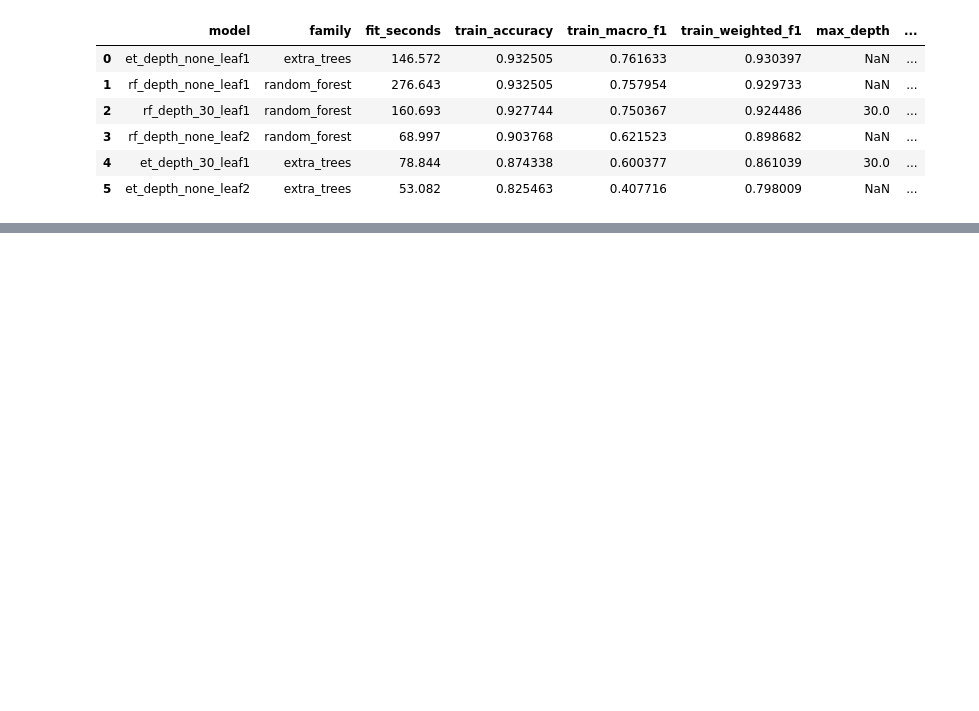
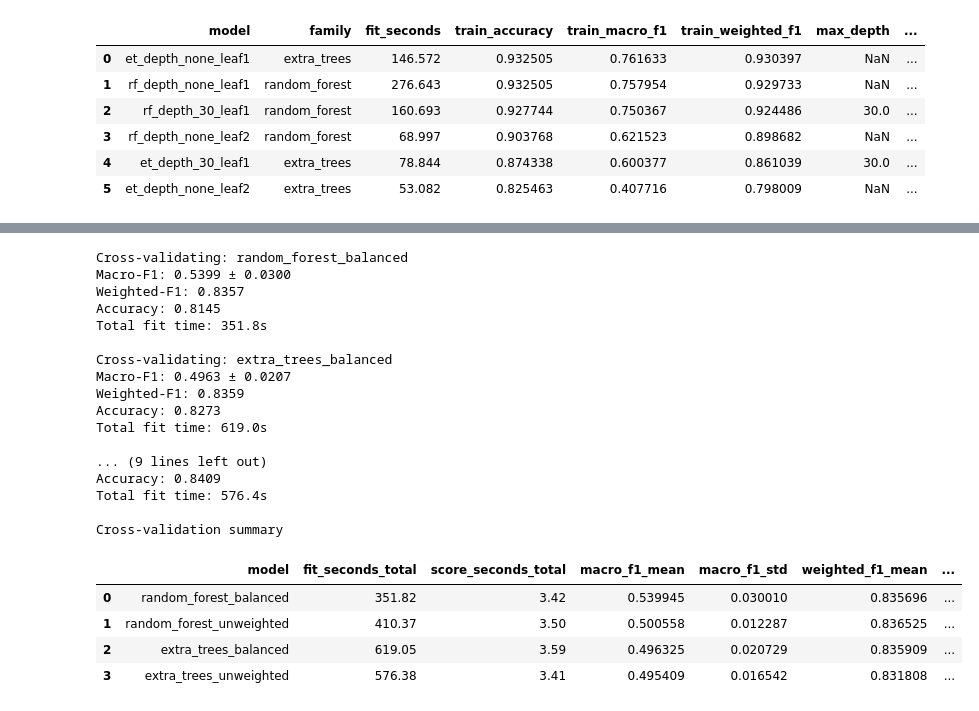
Before and after one commit to AskariAbidi18/Aeges-Q, a Jupyter notebook: notebooks/08_multiclass_ids/multiclass_model_selection.ipynb, the cells around one changed output, grey strips where cells are left out. Cells and saved outputs as stored; diff of their text form; code cells hidden in the pictures; blank space fills up the shorter version.

```diff
--- a/notebooks/08_multiclass_ids/multiclass_model_selection.ipynb
+++ b/notebooks/08_multiclass_ids/multiclass_model_selection.ipynb
@@ -831,0 +914,73 @@ Fit: 53.1s | Macro-F1: 0.4077 | Accuracy: 0.8255
+# %%
+# Evaluate each candidate with identical stratified folds and scoring metrics.
+
+cv_results = []
+cv_fold_results = {}
+
+for name, pipeline in cv_pipelines.items():
+    print(f"\nCross-validating: {name}")
+
+    result = cross_validate(
+        pipeline,
+        X,
+        y,
+        cv=cv,
+        scoring=scoring,
+        n_jobs=1,              # Avoid nested parallelism with tree models.
+        return_train_score=False,
+        error_score="raise",
+    )
+
+    cv_fold_results[name] = result
+
+    row = {
+        "model": name,
+        "fit_seconds_total": round(result["fit_time"].sum(), 2),
+        "score_seconds_total": round(result["score_time"].sum(), 2),
+        "macro_f1_mean": result["test_macro_f1"].mean(),
+        "macro_f1_std": result["test_macro_f1"].std(ddof=1),
+        "weighted_f1_mean": result["test_weighted_f1"].mean(),
+        "weighted_f1_std": result["test_weighted_f1"].std(ddof=1),
+        "accuracy_mean": result["test_accuracy"].mean(),
+        "accuracy_std": result["test_accuracy"].std(ddof=1),
+    }
+    cv_results.append(row)
+
+    print(
+        f"Macro-F1: {row['macro_f1_mean']:.4f} "
+        f"± {row['macro_f1_std']:.4f}"
+    )
+    print(f"Weighted-F1: {row['weighted_f1_mean']:.4f}")
+    print(f"Accuracy: {row['accuracy_mean']:.4f}")
+    print(f"Total fit time: {row['fit_seconds_total']:.1f}s")
+
+cv_results_df = pd.DataFrame(cv_results).sort_values(
+    "macro_f1_mean",
+    ascending=False,
+).reset_index(drop=True)
+
+print("\nCross-validation summary")
+display(cv_results_df)
+# %% [output]
+Cross-validating: random_forest_balanced
+Macro-F1: 0.5399 ± 0.0300
+Weighted-F1: 0.8357
+Accuracy: 0.8145
+Total fit time: 351.8s
+
+Cross-validating: extra_trees_balanced
+Macro-F1: 0.4963 ± 0.0207
+Weighted-F1: 0.8359
+Accuracy: 0.8273
+Total fit time: 619.0s
+
+... (9 lines left out)
+Accuracy: 0.8409
+Total fit time: 576.4s
+
+Cross-validation summary
+|  | model | fit_seconds_total | score_seconds_total | macro_f1_mean | macro_f1_std | weighted_f1_mean | ... |
+| 0 | random_forest_balanced | 351.82 | 3.42 | 0.539945 | 0.030010 | 0.835696 | ... |
+| 1 | random_forest_unweighted | 410.37 | 3.50 | 0.500558 | 0.012287 | 0.836525 | ... |
+| 2 | extra_trees_balanced | 619.05 | 3.59 | 0.496325 | 0.020729 | 0.835909 | ... |
+| 3 | extra_trees_unweighted | 576.38 | 3.41 | 0.495409 | 0.016542 | 0.831808 | ... |
```
Also changed, not shown: parts of 13 cells of this notebook.
